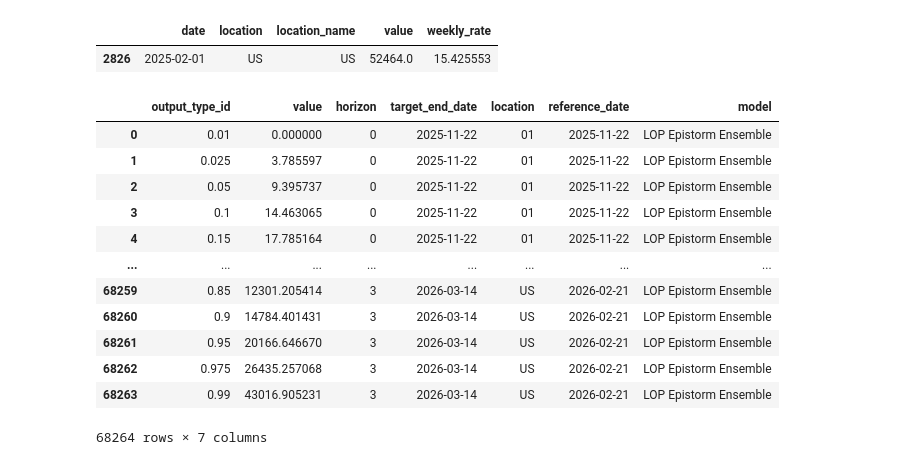
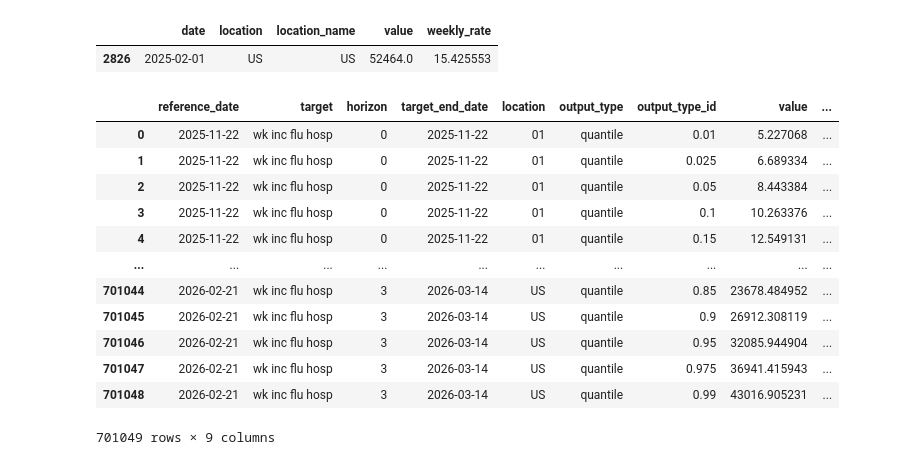
Before and after one commit to jessica-davis/epistorm-ensemble, a Jupyter notebook: debugging.ipynb, the cells around one changed output. Drawn from its saved outputs; the diff is of its cells as text; code cells hidden in the pictures.

```diff
--- a/debugging.ipynb
+++ b/debugging.ipynb
@@ -361,18 +361,18 @@ prior_row
 |  | date | location | location_name | value | weekly_rate |
 | 2826 | 2025-02-01 | US | US | 52464.0 | 15.425553 |
 # %%
-pd.read_parquet('./data/quantile_ensemble_LOP.pq')
+pd.read_parquet('./data/all_forecasts.parquet')
 # %% [output]
-|  | output_type_id | value | horizon | target_end_date | location | reference_date | model |
-| 0 | 0.01 | 0.000000 | 0 | 2025-11-22 | 01 | 2025-11-22 | LOP Epistorm Ensemble |
-| 1 | 0.025 | 3.785597 | 0 | 2025-11-22 | 01 | 2025-11-22 | LOP Epistorm Ensemble |
-| 2 | 0.05 | 9.395737 | 0 | 2025-11-22 | 01 | 2025-11-22 | LOP Epistorm Ensemble |
-| 3 | 0.1 | 14.463065 | 0 | 2025-11-22 | 01 | 2025-11-22 | LOP Epistorm Ensemble |
-| 4 | 0.15 | 17.785164 | 0 | 2025-11-22 | 01 | 2025-11-22 | LOP Epistorm Ensemble |
-| ... | ... | ... | ... | ... | ... | ... | ... |
-| 68259 | 0.85 | 12301.205414 | 3 | 2026-03-14 | US | 2026-02-21 | LOP Epistorm Ensemble |
-| 68260 | 0.9 | 14784.401431 | 3 | 2026-03-14 | US | 2026-02-21 | LOP Epistorm Ensemble |
-| 68261 | 0.95 | 20166.646670 | 3 | 2026-03-14 | US | 2026-02-21 | LOP Epistorm Ensemble |
-| 68262 | 0.975 | 26435.257068 | 3 | 2026-03-14 | US | 2026-02-21 | LOP Epistorm Ensemble |
-| 68263 | 0.99 | 43016.905231 | 3 | 2026-03-14 | US | 2026-02-21 | LOP Epistorm Ensemble |
+|  | reference_date | target | horizon | target_end_date | location | output_type | output_type_id | value | ... |
+| 0 | 2025-11-22 | wk inc flu hosp | 0 | 2025-11-22 | 01 | quantile | 0.01 | 5.227068 | ... |
+| 1 | 2025-11-22 | wk inc flu hosp | 0 | 2025-11-22 | 01 | quantile | 0.025 | 6.689334 | ... |
+| 2 | 2025-11-22 | wk inc flu hosp | 0 | 2025-11-22 | 01 | quantile | 0.05 | 8.443384 | ... |
+| 3 | 2025-11-22 | wk inc flu hosp | 0 | 2025-11-22 | 01 | quantile | 0.1 | 10.263376 | ... |
+| 4 | 2025-11-22 | wk inc flu hosp | 0 | 2025-11-22 | 01 | quantile | 0.15 | 12.549131 | ... |
+| ... | ... | ... | ... | ... | ... | ... | ... | ... | ... |
+| 701044 | 2026-02-21 | wk inc flu hosp | 3 | 2026-03-14 | US | quantile | 0.85 | 23678.484952 | ... |
+| 701045 | 2026-02-21 | wk inc flu hosp | 3 | 2026-03-14 | US | quantile | 0.9 | 26912.308119 | ... |
+| 701046 | 2026-02-21 | wk inc flu hosp | 3 | 2026-03-14 | US | quantile | 0.95 | 32085.944904 | ... |
+| 701047 | 2026-02-21 | wk inc flu hosp | 3 | 2026-03-14 | US | quantile | 0.975 | 36941.415943 | ... |
+| 701048 | 2026-02-21 | wk inc flu hosp | 3 | 2026-03-14 | US | quantile | 0.99 | 43016.905231 | ... |
-68264 rows × 7 columns
+701049 rows × 9 columns
```
Also changed, not shown: 1 other file.
